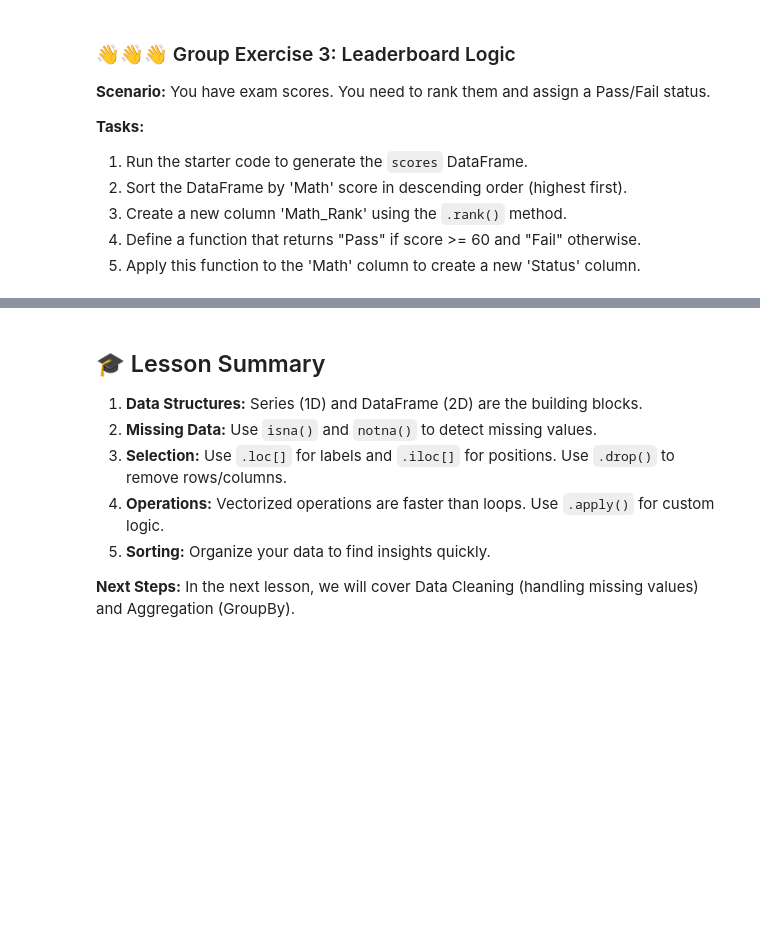
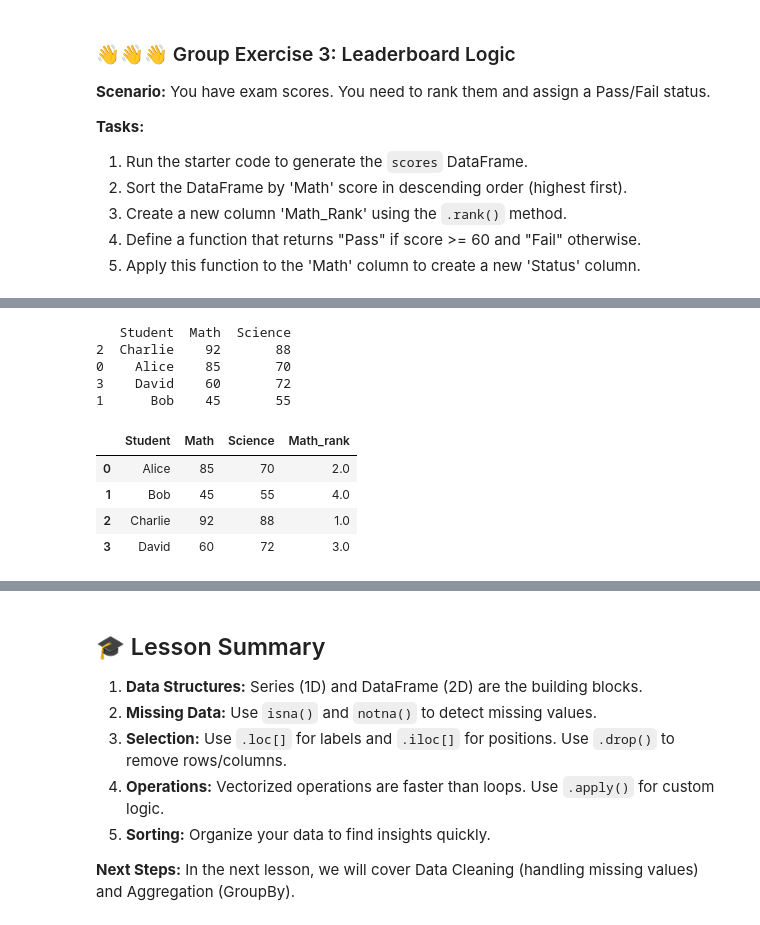
Before and after one commit to PP-123-nt/6m-data-1.7-intro-pandas, a Jupyter notebook: notebooks/pandas_lesson.ipynb, the cells around one changed output, grey strips where cells are left out. Cells and saved outputs as stored; diff of their text form; code cells hidden in the pictures; blank space fills up the shorter version.

```diff
--- a/notebooks/pandas_lesson.ipynb
+++ b/notebooks/pandas_lesson.ipynb
@@ -473,0 +476,21 @@ scores = pd.DataFrame({
+# %%
+# 2. Hint: sort_values() sorts low→high by default. Find the parameter that flips it
+# (Shift+Tab inside the brackets)
+scores_desc = scores.sort_values(by="Math", ascending=False)
+print(scores_desc)
+# %% [output]
+   Student  Math  Science
+2  Charlie    92       88
+0    Alice    85       70
+3    David    60       72
+1      Bob    45       55
+# %%
+# 3. Hint: call .rank() on the Math column, then store it like adding a column in Part 1.
+scores['Math_rank'] = scores['Math'].rank(ascending=False)
+scores
+# %% [output]
+|  | Student | Math | Science | Math_rank |
+| 0 | Alice | 85 | 70 | 2.0 |
+| 1 | Bob | 45 | 55 | 4.0 |
+| 2 | Charlie | 92 | 88 | 1.0 |
+| 3 | David | 60 | 72 | 3.0 |
```
Also changed, not shown: parts of 3 cells of this notebook, 1 other file.
